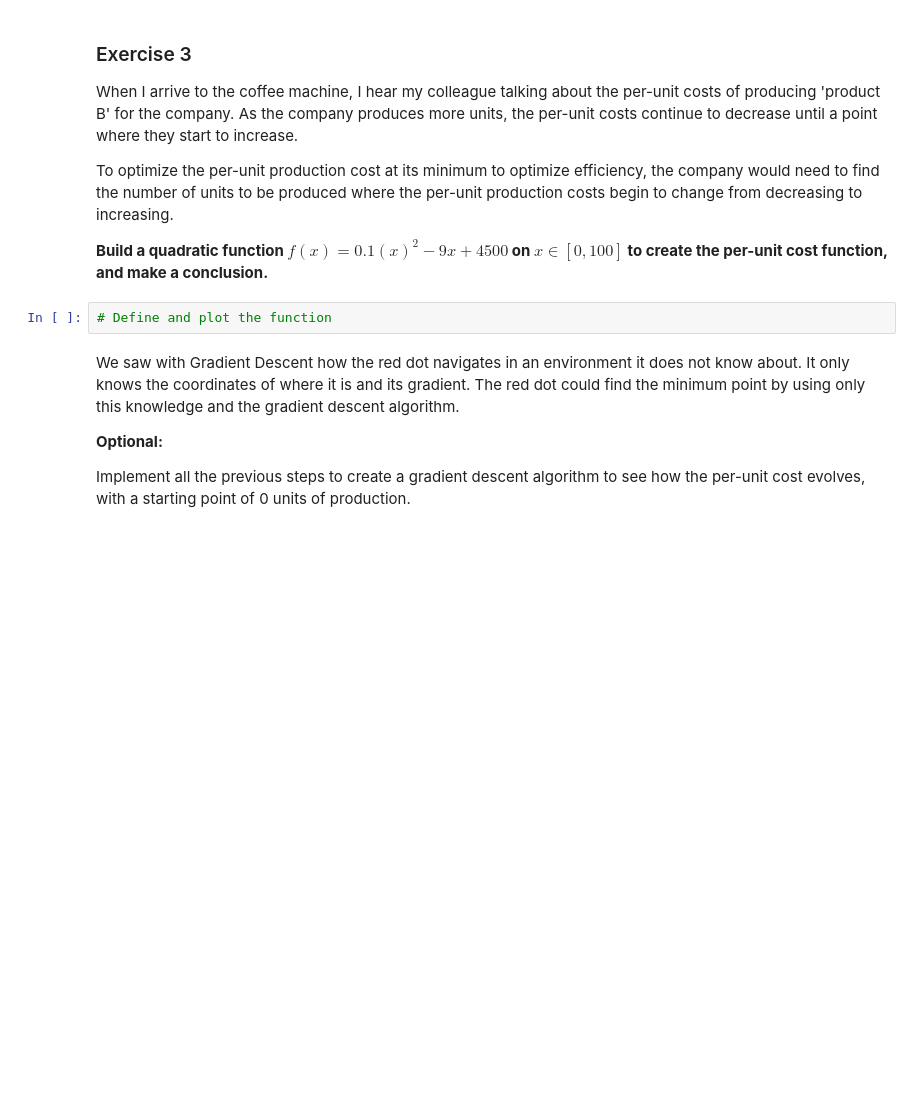
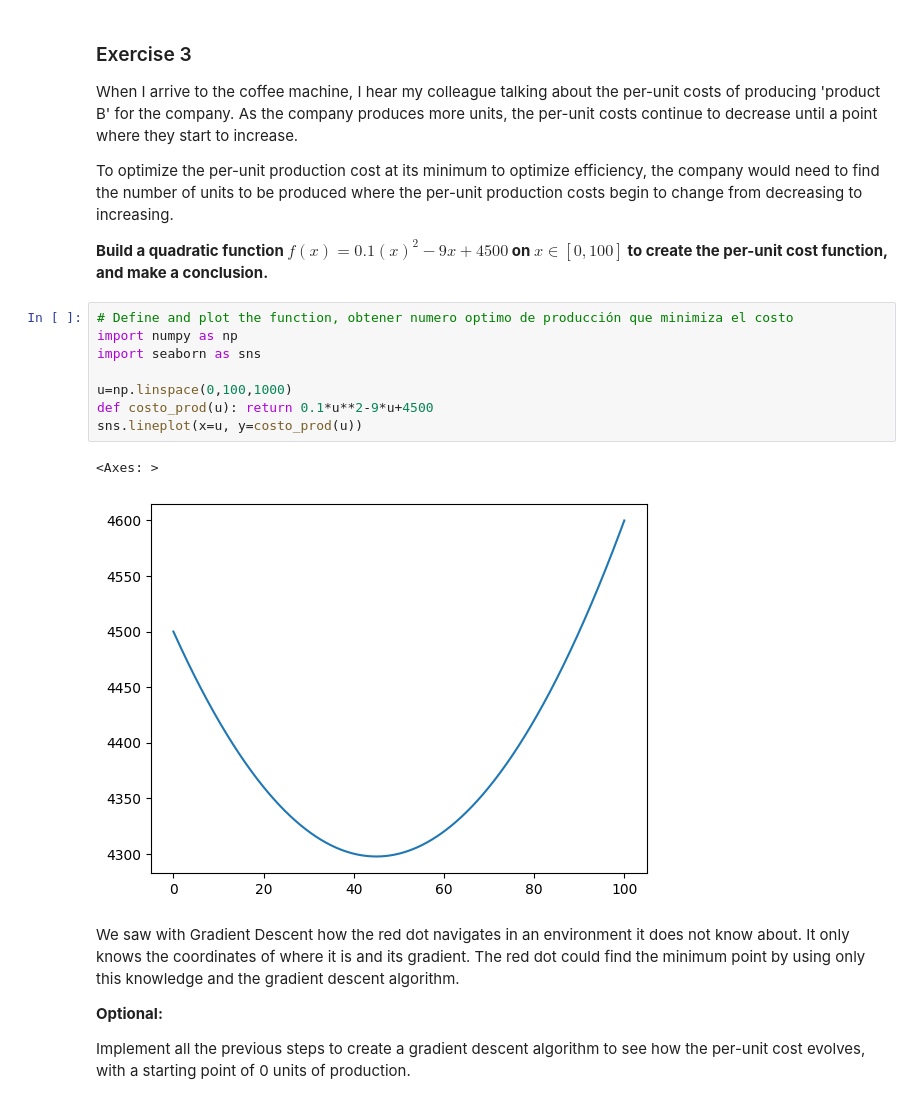
Before and after one commit to diegomacaya/calculus-and-algebra-problems-with-python, a Jupyter notebook: notebook/problems.ipynb, the cells around one changed output. Cells and saved outputs as stored; diff of their text form; blank space fills up the shorter version.

```diff
--- a/notebook/problems.ipynb
+++ b/notebook/problems.ipynb
@@ -253,7 +281,16 @@ To optimize the per-unit production cost at its minimum to optimize efficiency,
 
 **Build a quadratic function $f(x)=0.1(x)^2−9x +4500$ on $x∈[0,100]$ to create the per-unit cost function, and make a conclusion.**
 # %%
-# Define and plot the function
+# Define and plot the function, obtener numero optimo de producción que minimiza el costo
+import numpy as np
+import seaborn as sns
+
+u=np.linspace(0,100,1000)
+def costo_prod(u): return 0.1*u**2-9*u+4500
+sns.lineplot(x=u, y=costo_prod(u))
+# %% [output]
+<Axes: >
+[figure, added]
 # %% [markdown]
 We saw with Gradient Descent how the red dot navigates in an environment it does not know about. It only knows the coordinates of where it is and its gradient. The red dot could find the minimum point by using only this knowledge and the gradient descent algorithm.
 
```
Also changed, not shown: parts of 14 cells of this notebook.
